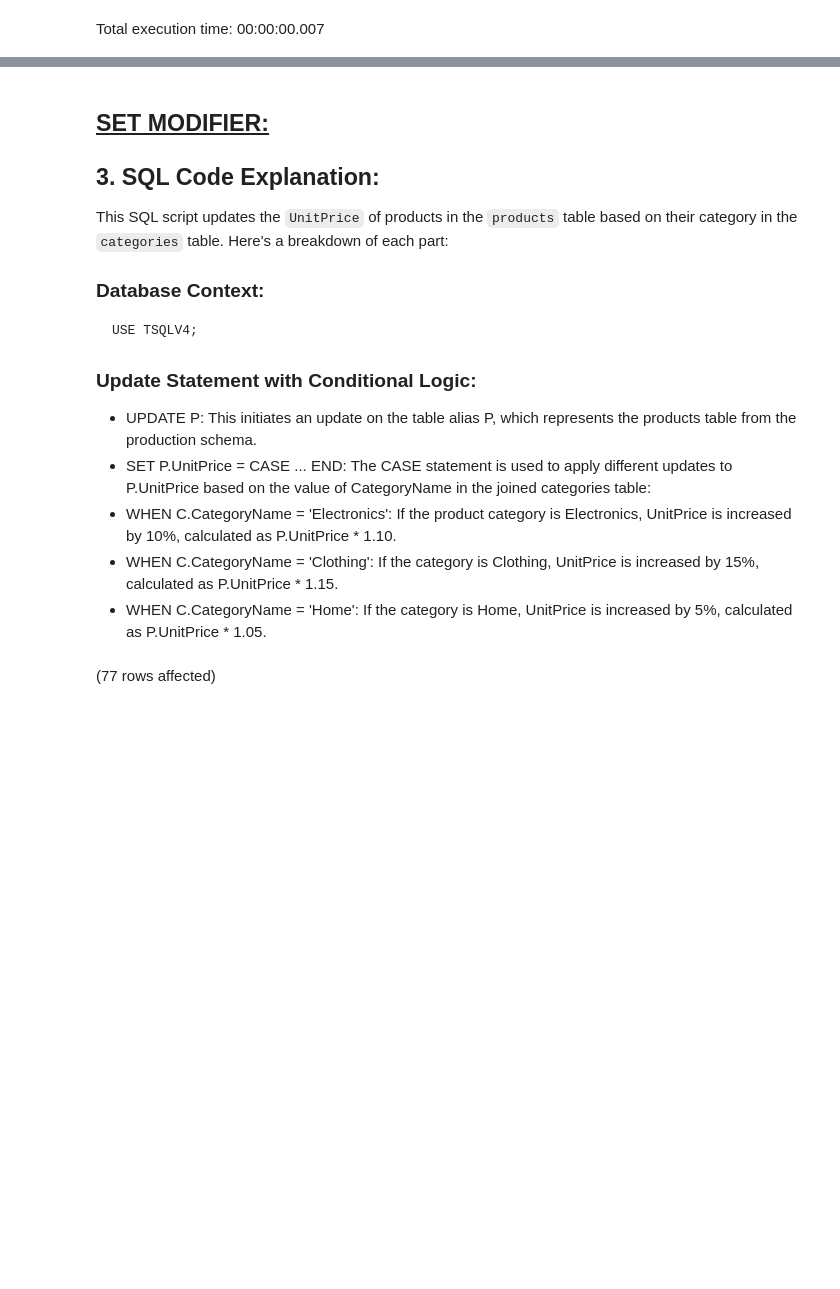
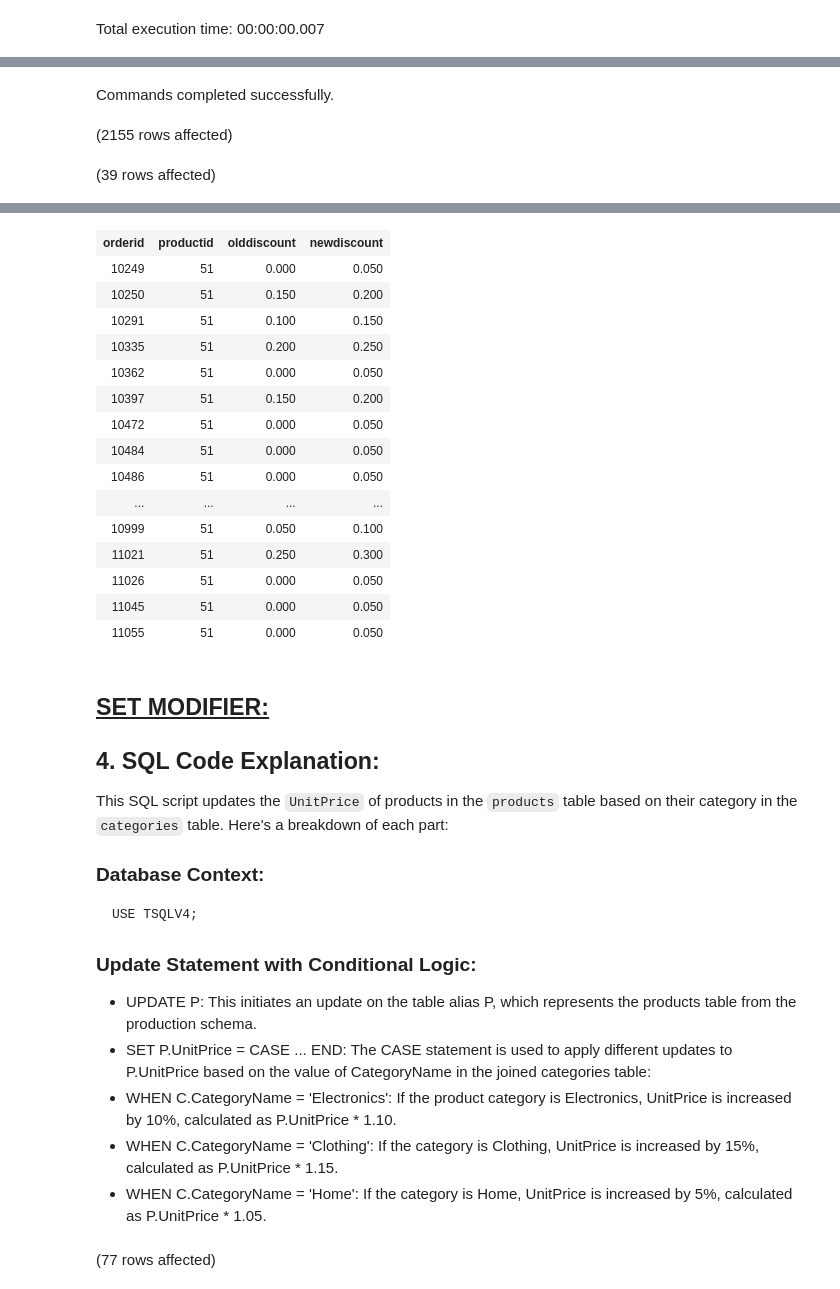
Before and after one commit to Inder3428/Group_2_CSCI381, a Jupyter notebook: Heidi Luna/PHW4/G381_2_HW4_HeidiLuna.ipynb, the cells around one changed output, grey strips where cells are left out. Cells and saved outputs as stored; diff of their text form; code cells hidden in the pictures; blank space fills up the shorter version.

```diff
--- a/Heidi Luna/PHW4/G381_2_HW4_HeidiLuna.ipynb
+++ b/Heidi Luna/PHW4/G381_2_HW4_HeidiLuna.ipynb
@@ -54,0 +89,37 @@ Total execution time: 00:00:00.007
+# %%
+DROP TABLE IF EXISTS dbo.OrderDetails;
+
+
+CREATE TABLE dbo.OrderDetails
+(
+  orderid   INT           NOT NULL,
+  productid INT           NOT NULL,
+  unitprice MONEY         NOT NULL
+    CONSTRAINT DFT_OrderDetails_unitprice DEFAULT(0),
+  qty       SMALLINT      NOT NULL
+    CONSTRAINT DFT_OrderDetails_qty DEFAULT(1),
+  discount  NUMERIC(4, 3) NOT NULL
+    CONSTRAINT DFT_OrderDetails_discount DEFAULT(0),
+  CONSTRAINT PK_OrderDetails PRIMARY KEY(orderid, productid),
+  CONSTRAINT CHK_discount  CHECK (discount BETWEEN 0 AND 1),
+  CONSTRAINT CHK_qty  CHECK (qty > 0),
+  CONSTRAINT CHK_unitprice CHECK (unitprice >= 0)
+);
+GO
+
+
+INSERT INTO dbo.OrderDetails SELECT * FROM Sales.OrderDetails;
+
+
+UPDATE dbo.OrderDetails
+  SET discount += 0.05
+OUTPUT
+  inserted.orderid,
+  inserted.productid,
+  deleted.discount AS olddiscount,
+  inserted.discount AS newdiscount
+WHERE productid = 51;
+# %% [output]
+Commands completed successfully.
+(2155 rows affected)
+(39 rows affected)
@@ -55,7 +127,23 @@ Total execution time: 00:00:00.007
+| orderid | productid | olddiscount | newdiscount |
+| 10249 | 51 | 0.000 | 0.050 |
+| 10250 | 51 | 0.150 | 0.200 |
+| 10291 | 51 | 0.100 | 0.150 |
+| 10335 | 51 | 0.200 | 0.250 |
+| 10362 | 51 | 0.000 | 0.050 |
+| 10397 | 51 | 0.150 | 0.200 |
+| 10472 | 51 | 0.000 | 0.050 |
+| 10484 | 51 | 0.000 | 0.050 |
+| 10486 | 51 | 0.000 | 0.050 |
+| ... | ... | ... | ... |
+| 10999 | 51 | 0.050 | 0.100 |
+| 11021 | 51 | 0.250 | 0.300 |
+| 11026 | 51 | 0.000 | 0.050 |
+| 11045 | 51 | 0.000 | 0.050 |
+| 11055 | 51 | 0.000 | 0.050 |
 # %% [markdown]
 ## **<u>SET MODIFIER:</u>**
 
-## 3. SQL Code Explanation:
+## 4. SQL Code Explanation:
 This SQL script updates the `UnitPrice` of products in the `products` table based on their category in the `categories` table. Here's a breakdown of each part:
 
 ### Database Context:
```
Also changed, not shown: parts of 8 cells of this notebook.
